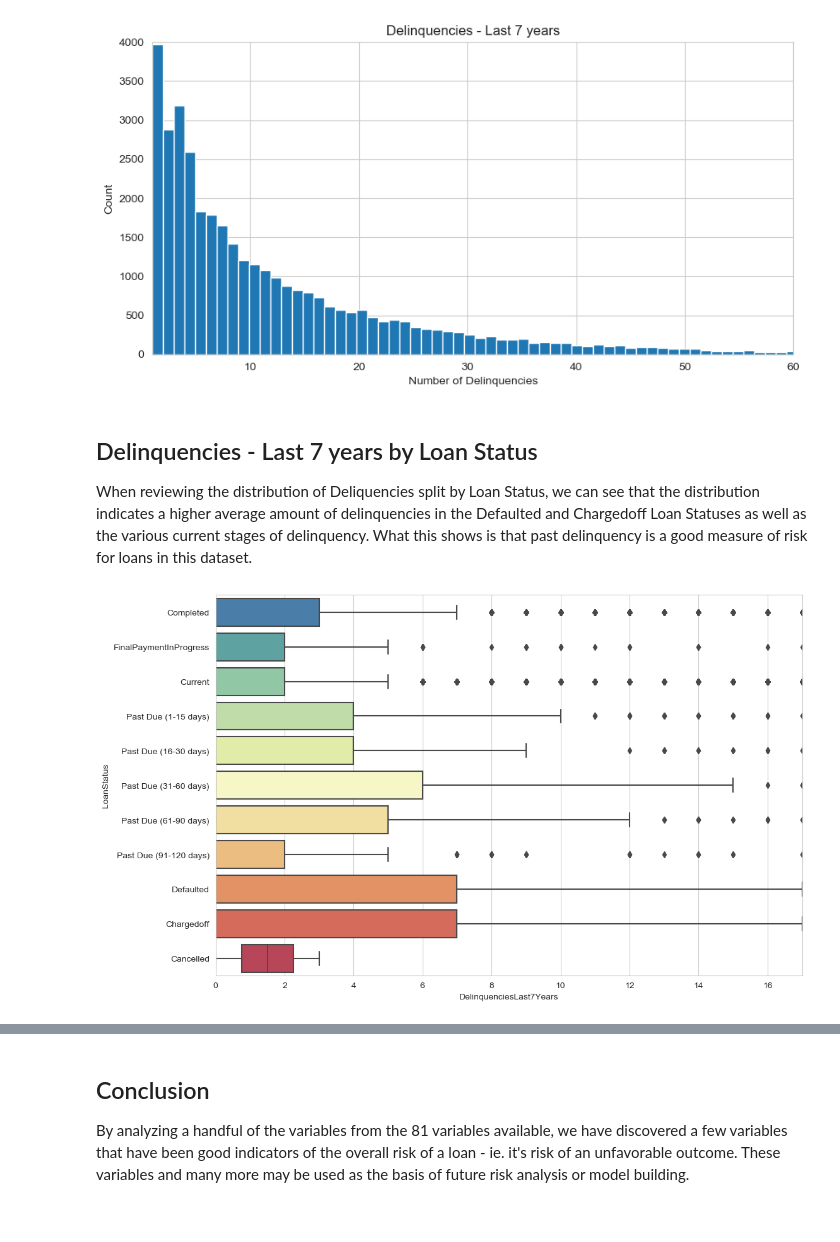
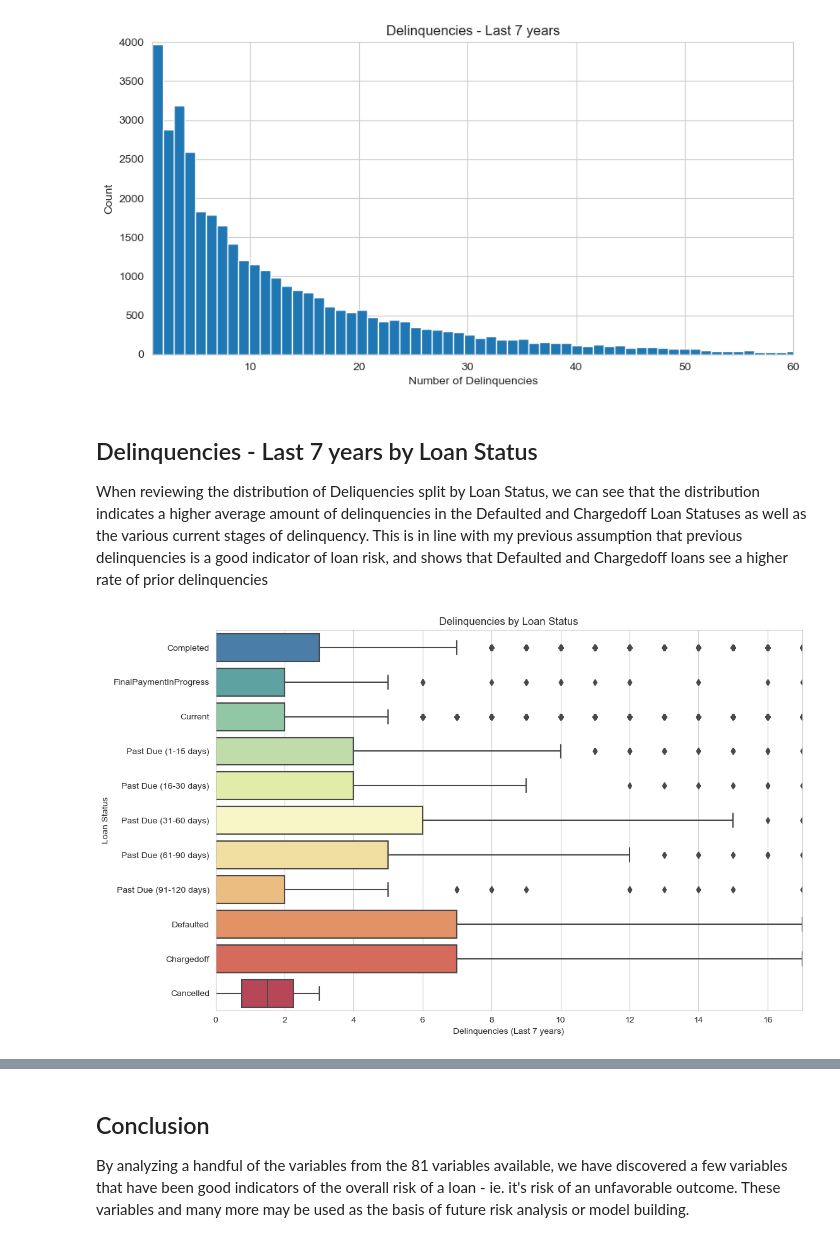
Before and after one commit to Tavnuh/Udacity-Communicate-Data-Findings, a Jupyter notebook: prosper_loans_slides.ipynb, the cells around one changed output, grey strips where cells are left out. Saved outputs shown, nothing was run; the diff lists cells and outputs as text; code cells hidden in the pictures.

Commit message:
Plots and README updated

```diff
--- a/prosper_loans_slides.ipynb
+++ b/prosper_loans_slides.ipynb
@@ -81,16 +81,19 @@ plt.ylim(0,4000);
 [figure]
 # %% [markdown]
 ## Delinquencies - Last 7 years by Loan Status
-When reviewing the distribution of Deliquencies split by Loan Status, we can see that the distribution indicates a higher average amount of delinquencies in the Defaulted and Chargedoff Loan Statuses as well as the various current stages of delinquency. What this shows is that past delinquency is a good measure of risk for loans in this dataset.
+When reviewing the distribution of Deliquencies split by Loan Status, we can see that the distribution indicates a higher average amount of delinquencies in the Defaulted and Chargedoff Loan Statuses as well as the various current stages of delinquency. This is in line with my previous assumption that previous delinquencies is a good indicator of loan risk, and shows that Defaulted and Chargedoff loans see a higher rate of prior delinquencies
 # %%
 df_nonulls = df.copy()
 df_nonulls.dropna(subset = ['DelinquenciesLast7Years','LoanStatus'],inplace=True)
 # %%
 plt.figure(figsize=(12,8))
 sns.boxplot(data = df_nonulls, x = 'DelinquenciesLast7Years', y = 'LoanStatus',palette='Spectral_r')
-plt.xlim(0,17);
+plt.xlim(0,17)
+plt.title('Delinquencies by Loan Status')
+plt.ylabel('Loan Status')
+plt.xlabel('Delinquencies (Last 7 years)');
 # %% [output]
-[figure, old version]
+[figure, new version]
 # %% [markdown]
 ## Loan Status vs Credit Score and Loan Amount
 Another obvious variable to review when determining risk is the Credit score. I chose to plot the Lower Range of credit score (provided by a Credit rating agency), against the Loan Amount, colored by the status of the loan.
```
Also changed, not shown: parts of 3 cells of this notebook, 2 other files.
